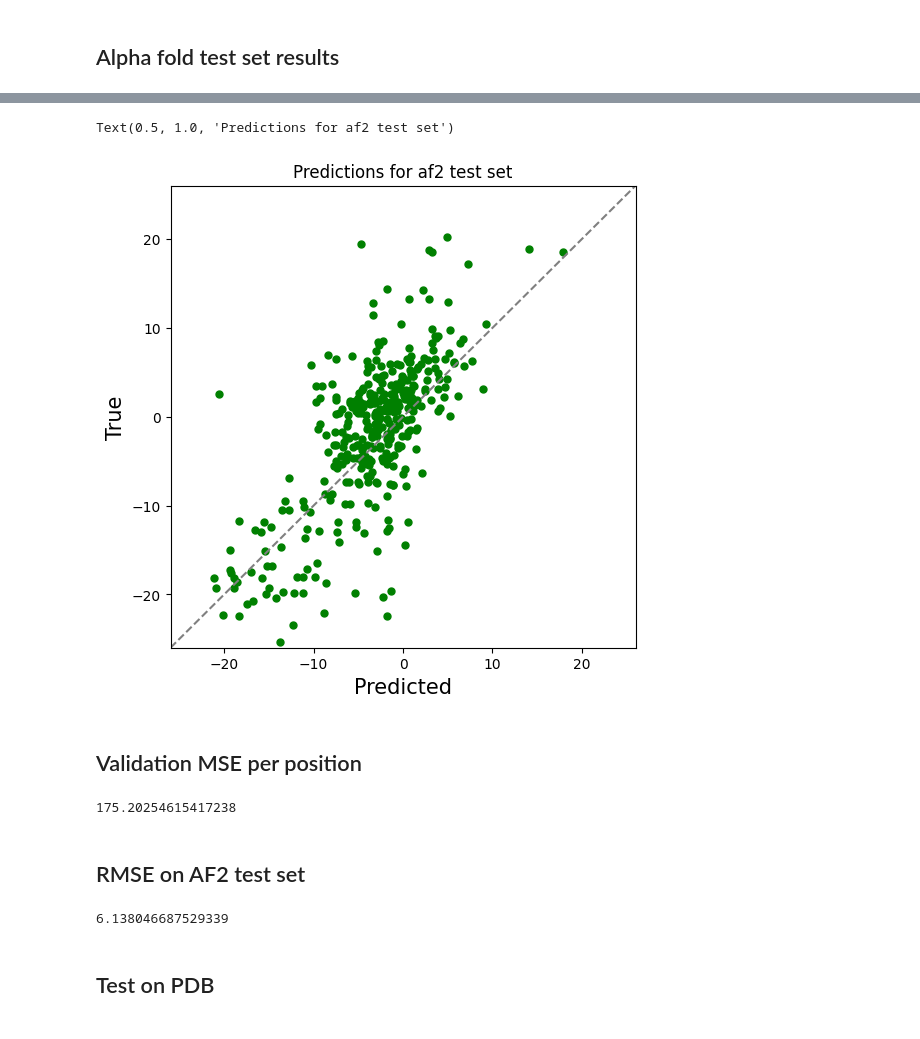
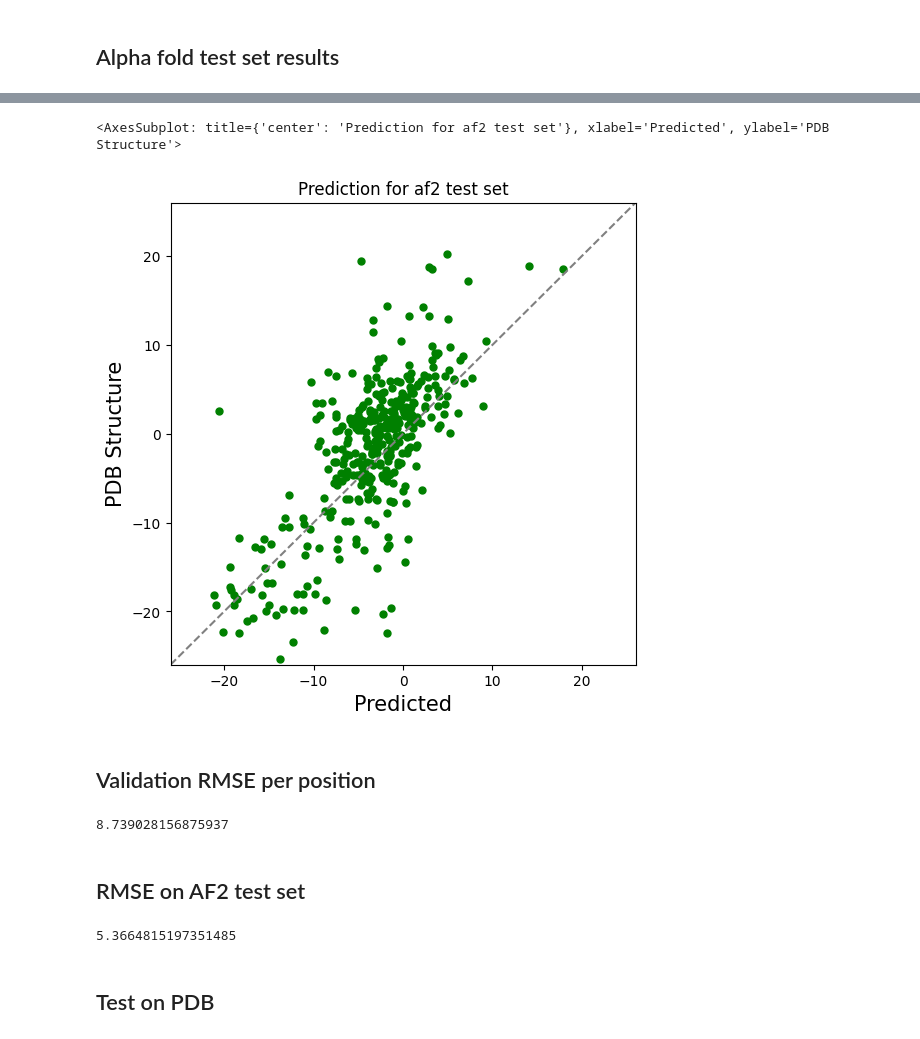
Before and after one commit to labstructbioinf/HAMPpred, a Jupyter notebook: notebooks/steps/3d_train_helices_hyper_opt.ipynb, the cells around one changed output, grey strips where cells are left out. Cells and saved outputs as stored; diff of their text form; code cells hidden in the pictures.

Commit message:
updated data and helice notebook

```diff
--- a/notebooks/steps/3d_train_helices_hyper_opt.ipynb
+++ b/notebooks/steps/3d_train_helices_hyper_opt.ipynb
@@ -129,14 +130,5 @@ plt.show()
 # %% [markdown]
 ## Alpha fold test set results
 # %%
-val = f'{DATA_DIR}/af_clean_model_test.p'
-val = pd.read_pickle(val)
-seqs = list(val.train_seq)
-tr=[]
-for n,r in val.iterrows():
-    tr.append(np.mean((r['rot'][0::2] + r['rot'][1::2]) / 2)/2)
-res = mod.predict(seqs)
-pr = []
-for n,r in res.iterrows():
-    pr.append(np.mean(r['N_pred'])/2)
+af_test_results = mod.predict(val, is_test=True)
 # %% [output]
@@ -146,30 +137,20 @@ To enable them in other operations, rebuild TensorFlow with the appropriate comp
 # %%
-fig, ax = plt.subplots(1,1, figsize=(6, 6), dpi=100)
-ax.scatter(pr, tr, color='green', s=25)
-ax.set_ylim(-26, 26)
-ax.set_xlim(-26, 26)
-ax.plot([0, 1], [0, 1], '--', transform=ax.transAxes, color='grey')
-ax.set_xlabel('Predicted', size=15)
-ax.set_ylabel('True', size=15)
-ax.set_title('Predictions for af2 test set')
+reg_plot(af_test_results['true_mean_rot'], af_test_results['pred_mean_rot'], title='Prediction for af2 test set', ylabel='PDB Structure')
 # %% [output]
-Text(0.5, 1.0, 'Predictions for af2 test set')
+<AxesSubplot: title={'center': 'Prediction for af2 test set'}, xlabel='Predicted', ylabel='PDB Structure'>
-[figure, old version]
+[figure, new version]
 # %% [markdown]
-## Validation MSE per position
+## Validation RMSE per position
 # %%
-mn = val['rot'].apply(lambda x: (x[0::2] + x[1::2]) / 2)
-l = np.concatenate(res['N_pred'].values)
-r = np.concatenate(mn.values).reshape(l.shape)
-np.mean((r - l) ** 2)
+pdb_test_results['mse_pos'] ** 0.5
 # %% [output]
-175.20254615417238
+8.739028156875937
 # %% [markdown]
 ## RMSE on AF2 test set
 # %%
-np.mean((np.array(tr)-np.array(pr)) **2 ) ** 0.5
+pdb_test_results['mse_seq'] ** 0.5
 # %% [output]
-6.138046687529339
+5.3664815197351485
 # %% [markdown]
 ## Test on PDB
 # %%
```
Also changed, not shown: parts of 4 cells of this notebook, 2 other files.
